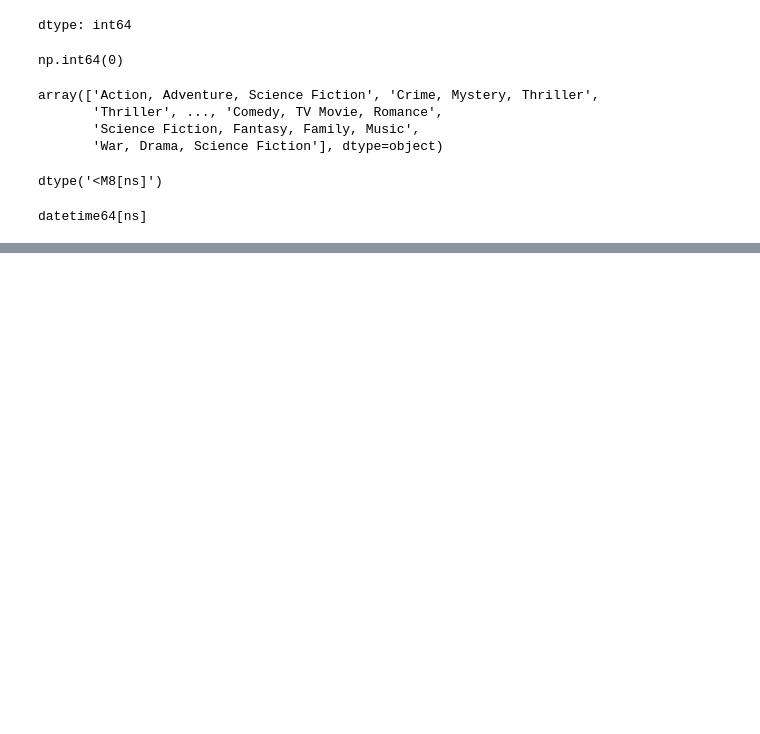
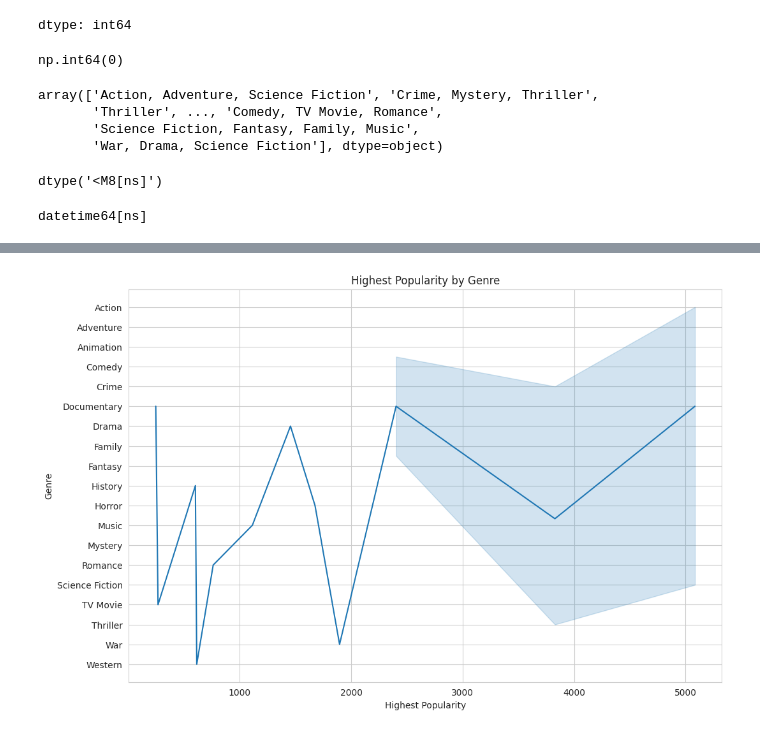
Before and after one commit to amit-chaubey/Data-Analysis-Series, a Jupyter notebook: netflix_classic_data_analysis_movie.ipynb, the cells around one changed output, grey strips where cells are left out. Drawn from its saved outputs; the diff is of its cells as text; code cells hidden in the pictures; blank space fills up the shorter version.

```diff
--- a/netflix_classic_data_analysis_movie.ipynb
+++ b/netflix_classic_data_analysis_movie.ipynb
@@ -93,0 +241,11 @@ df.head(5)
+# %%
+genre_popularity = df_genres.groupby('Genre')['Popularity'].max().sort_values(ascending=False)
+
+plt.figure(figsize=(12, 8))
+sns.lineplot(x=genre_popularity.values, y=genre_popularity.index)
+plt.title('Highest Popularity by Genre')
+plt.xlabel('Highest Popularity')
+plt.ylabel('Genre')
+plt.show()
+# %% [output]
+[figure, added]
```
Also changed, not shown: parts of 19 cells of this notebook.
